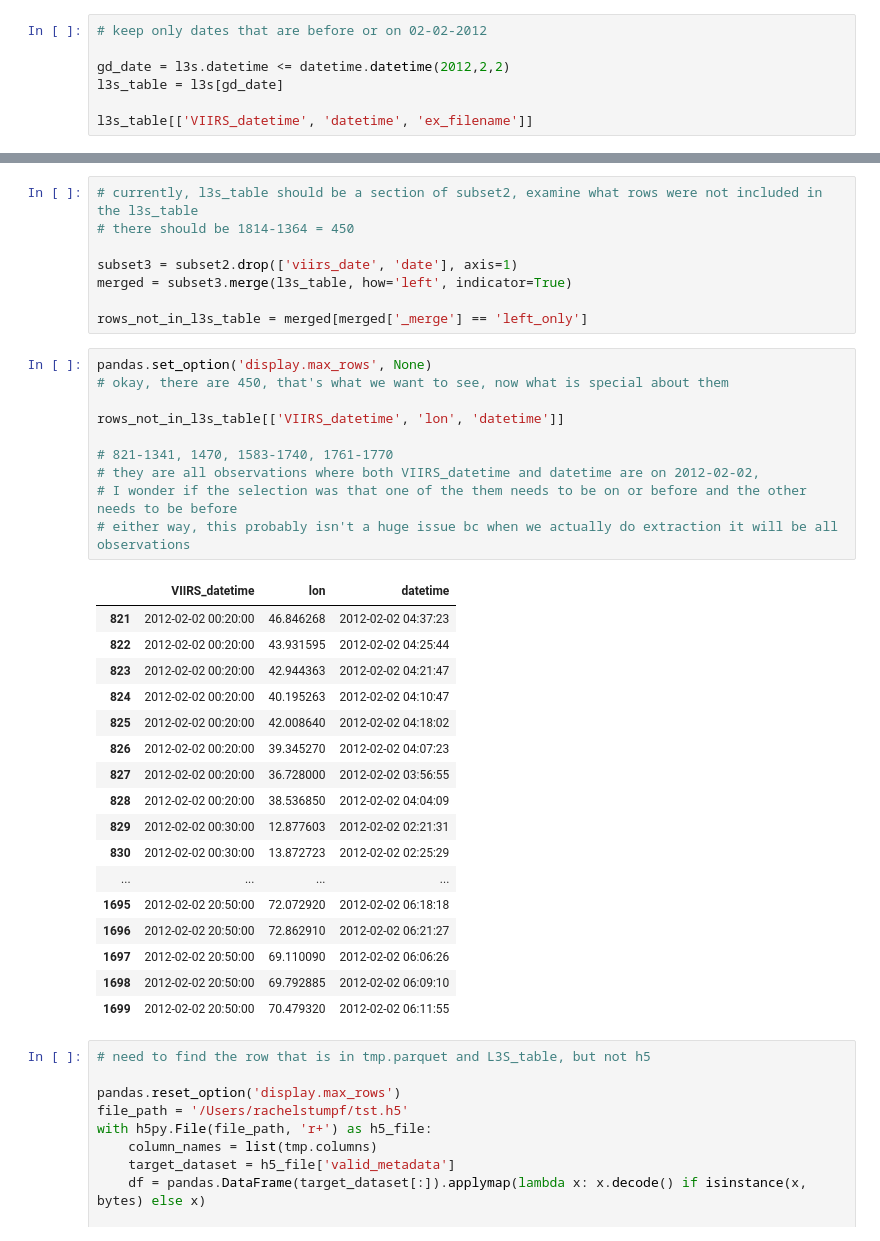
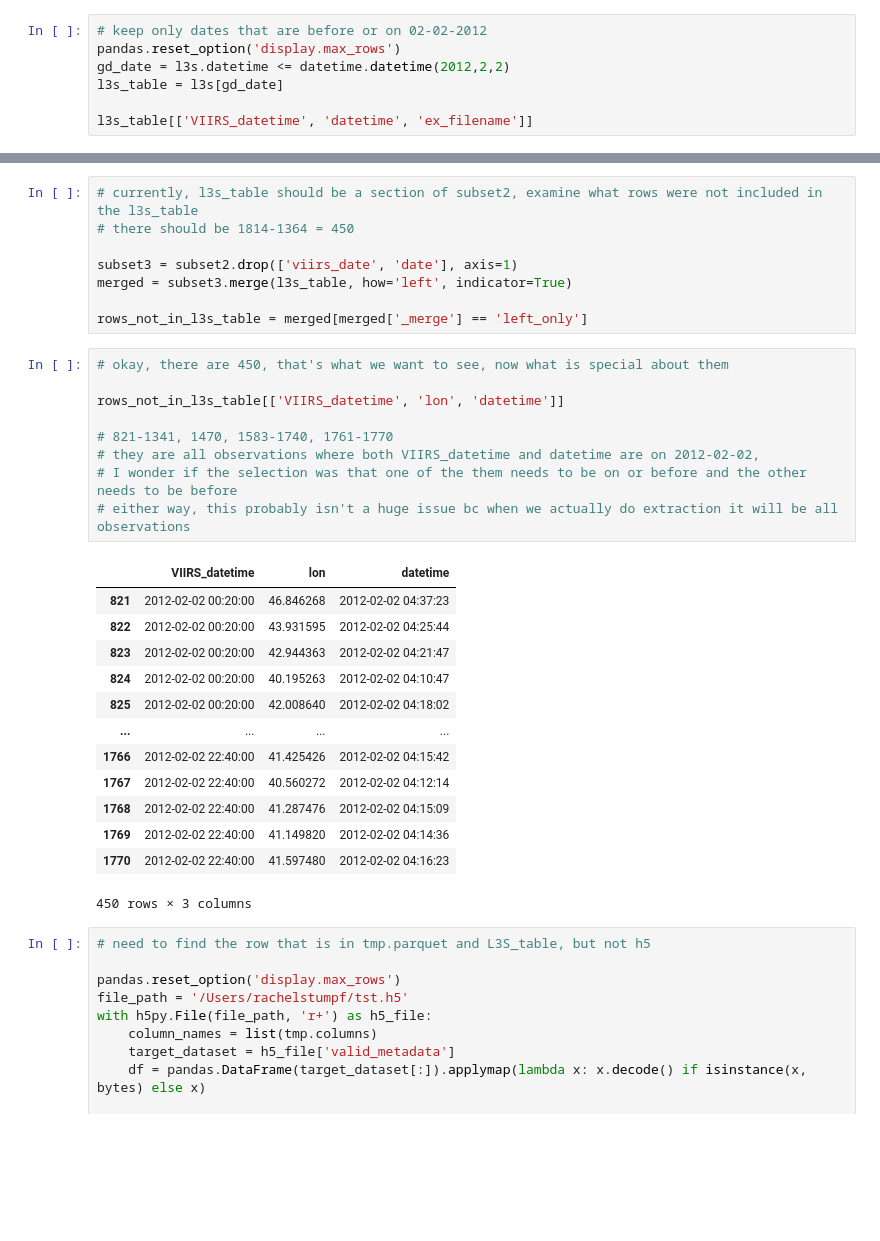
Before and after one commit to AI-for-Ocean-Science/ulmo, a Jupyter notebook: ulmo/sst_l3s/examining_extraction_tbls.ipynb, the cells around one changed output, grey strips where cells are left out. Cells and saved outputs as stored; diff of their text form; blank space fills up the shorter version.

```diff
--- a/ulmo/sst_l3s/examining_extraction_tbls.ipynb
+++ b/ulmo/sst_l3s/examining_extraction_tbls.ipynb
@@ -66,7 +38,7 @@ with h5py.File(file_path, 'r') as h5_file:
     first_observation = dataset[0]
 # %%
 # keep only dates that are before or on 02-02-2012
-
+pandas.reset_option('display.max_rows')
 gd_date = l3s.datetime <= datetime.datetime(2012,2,2)
 l3s_table = l3s[gd_date]
 
@@ -152,33 +121,28 @@ merged = subset3.merge(l3s_table, how='left', indicator=True)
 
 rows_not_in_l3s_table = merged[merged['_merge'] == 'left_only']
 # %%
-pandas.set_option('display.max_rows', None)
 # okay, there are 450, that's what we want to see, now what is special about them
 
 rows_not_in_l3s_table[['VIIRS_datetime', 'lon', 'datetime']]
 
 # 821-1341, 1470, 1583-1740, 1761-1770
 # they are all observations where both VIIRS_datetime and datetime are on 2012-02-02,
 # I wonder if the selection was that one of the them needs to be on or before and the other needs to be before
 # either way, this probably isn't a huge issue bc when we actually do extraction it will be all observations
 # %% [output]
 |  | VIIRS_datetime | lon | datetime |
 | 821 | 2012-02-02 00:20:00 | 46.846268 | 2012-02-02 04:37:23 |
 | 822 | 2012-02-02 00:20:00 | 43.931595 | 2012-02-02 04:25:44 |
 | 823 | 2012-02-02 00:20:00 | 42.944363 | 2012-02-02 04:21:47 |
 | 824 | 2012-02-02 00:20:00 | 40.195263 | 2012-02-02 04:10:47 |
 | 825 | 2012-02-02 00:20:00 | 42.008640 | 2012-02-02 04:18:02 |
-| 826 | 2012-02-02 00:20:00 | 39.345270 | 2012-02-02 04:07:23 |
-| 827 | 2012-02-02 00:20:00 | 36.728000 | 2012-02-02 03:56:55 |
-| 828 | 2012-02-02 00:20:00 | 38.536850 | 2012-02-02 04:04:09 |
-| 829 | 2012-02-02 00:30:00 | 12.877603 | 2012-02-02 02:21:31 |
-| 830 | 2012-02-02 00:30:00 | 13.872723 | 2012-02-02 02:25:29 |
 | ... | ... | ... | ... |
-| 1695 | 2012-02-02 20:50:00 | 72.072920 | 2012-02-02 06:18:18 |
-| 1696 | 2012-02-02 20:50:00 | 72.862910 | 2012-02-02 06:21:27 |
-| 1697 | 2012-02-02 20:50:00 | 69.110090 | 2012-02-02 06:06:26 |
-| 1698 | 2012-02-02 20:50:00 | 69.792885 | 2012-02-02 06:09:10 |
-| 1699 | 2012-02-02 20:50:00 | 70.479320 | 2012-02-02 06:11:55 |
+| 1766 | 2012-02-02 22:40:00 | 41.425426 | 2012-02-02 04:15:42 |
+| 1767 | 2012-02-02 22:40:00 | 40.560272 | 2012-02-02 04:12:14 |
+| 1768 | 2012-02-02 22:40:00 | 41.287476 | 2012-02-02 04:15:09 |
+| 1769 | 2012-02-02 22:40:00 | 41.149820 | 2012-02-02 04:14:36 |
+| 1770 | 2012-02-02 22:40:00 | 41.597480 | 2012-02-02 04:16:23 |
+450 rows × 3 columns
 # %%
 # need to find the row that is in tmp.parquet and L3S_table, but not h5
 
```
Also changed, not shown: parts of 18 cells of this notebook.
